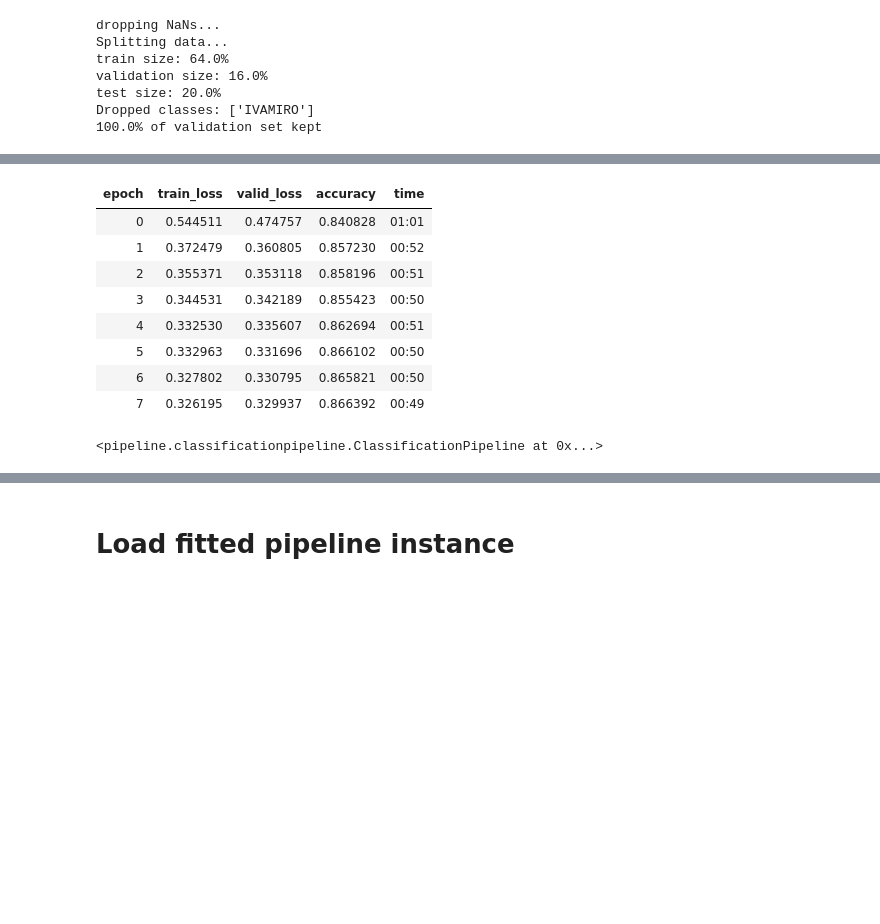
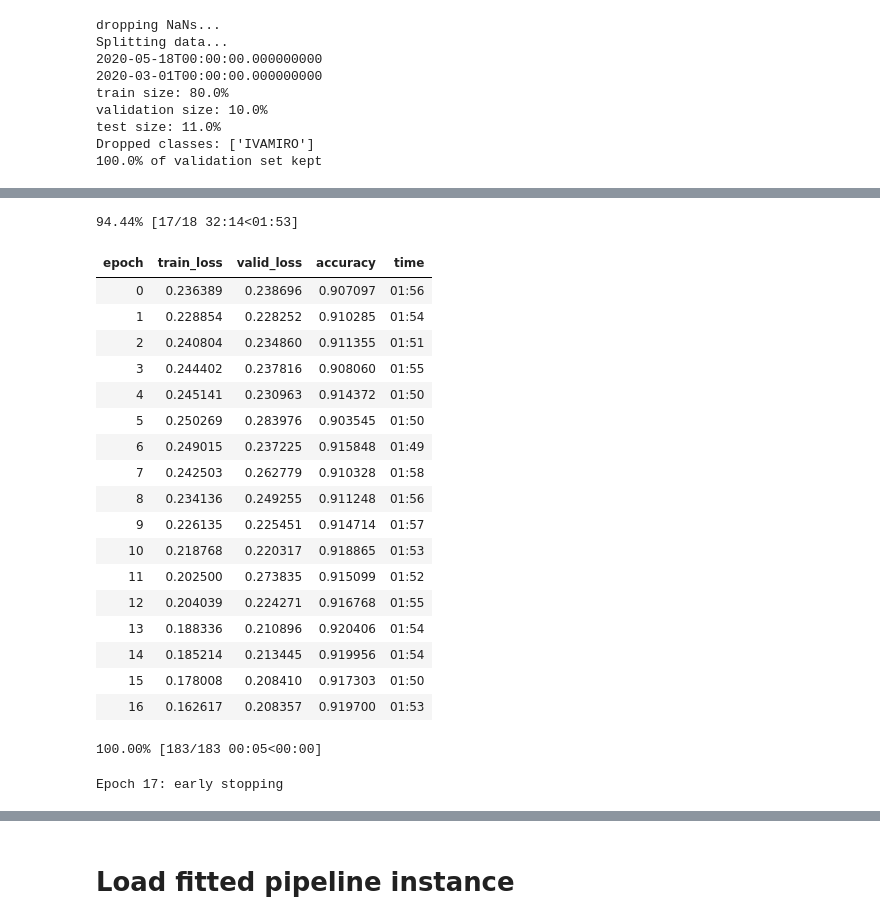
Before and after one commit to AlanGanem/fastai-flow, a Jupyter notebook: test.ipynb, the cells around one changed output, grey strips where cells are left out. Saved outputs shown, nothing was run; the diff lists cells and outputs as text; code cells hidden in the pictures; blank space fills up the shorter version.

```diff
--- a/test.ipynb
+++ b/test.ipynb
@@ -10,26 +259,42 @@ PATH = r'C:\Users\User Ambev\Desktop\Célula de analytics\Projetos\iva-classifie
 # %%
 model_setup = {
     #user defined
+
     'model_id':'teste1',
     'date_col':'DatadoDocumento',
     'dependent_vars': 'IVAMIRO',
-    'cat_features': ['IVAPC','PEP','Filial','Material','UF','TpImposto','UFUnd'],
+    'cat_features': [
+        'PEP',
+        'Filial',
+        #'Material',
+        #'UF',
+        'TpImposto',
+        'UFUnd',
+        'OrgC',
+        #'tipo_documento',
+        'GCm',
+        'Fornecedor',
+        'IVAPC'
+    ],
     'num_features': [],
     # default
     'train_frac_split':0.8,
     'pd_encoding':'ansi',
     'pd_sep':',',
-    'fastai_cycles':8,
+    'fastai_cycles':18,
     'cat_emb_szs': {
         'IVAPC':10,
-        #'PEP':,
-        'Filial':10,
-        'Material':40,
-        'UF': 10,
-        #'TpImposto':,
+        'PEP':3,
+        'Fornecedor':1,
+        'Filial':16,
+        #'Material':10,
+        'UF': 8,
+        'TpImposto':3,
         'UFUnd':10
     },
-    'fastai_bs':512
+    'fastai_bs':256,
+    'fastai_lr':0.07,
+    'fastai_layers_setup':model_hypopt.fastai_layer_parser(2,228,0.47)
 }
 # %%
 model = ClassificationPipeline(**model_setup)
@@ -40,0 +301,8 @@ test_data = pd.read_csv(TEST_PATH)
+# %%
+import numpy as np
+data = pd.read_csv(PATH)
+data['DatadoDocumento'] = pd.to_datetime(data['DatadoDocumento'])
+
+test_data = data.sort_values(by = 'DatadoDocumento').iloc[int(0.9*len(data)):]
+indiretos_msk = (~data['OrgC'].isin(['BR00']))
+#test_data = test_data[msk]
@@ -41,10 +319,12 @@ test_data = pd.read_csv(TEST_PATH)
 # %%
-model.fit(data = data)
+val_dict = model.fit(data = data[indiretos_msk], generate_validation_dict = False)
 # %% [output]
 dropping NaNs...
 Splitting data...
-train size: 64.0%
-validation size: 16.0%
-test size: 20.0%
+2020-05-18T00:00:00.000000000
+2020-03-01T00:00:00.000000000
+train size: 80.0%
+validation size: 10.0%
+test size: 11.0%
 Dropped classes: ['IVAMIRO']
 100.0% of validation set kept
@@ -57,12 +337,23 @@ Dropped classes: ['IVAMIRO']
+94.44% [17/18 32:14<01:53]
 | epoch | train_loss | valid_loss | accuracy | time |
-| 0 | 0.544511 | 0.474757 | 0.840828 | 01:01 |
-| 1 | 0.372479 | 0.360805 | 0.857230 | 00:52 |
-| 2 | 0.355371 | 0.353118 | 0.858196 | 00:51 |
-| 3 | 0.344531 | 0.342189 | 0.855423 | 00:50 |
-| 4 | 0.332530 | 0.335607 | 0.862694 | 00:51 |
-| 5 | 0.332963 | 0.331696 | 0.866102 | 00:50 |
-| 6 | 0.327802 | 0.330795 | 0.865821 | 00:50 |
-| 7 | 0.326195 | 0.329937 | 0.866392 | 00:49 |
+| 0 | 0.236389 | 0.238696 | 0.907097 | 01:56 |
+| 1 | 0.228854 | 0.228252 | 0.910285 | 01:54 |
+| 2 | 0.240804 | 0.234860 | 0.911355 | 01:51 |
+| 3 | 0.244402 | 0.237816 | 0.908060 | 01:55 |
+| 4 | 0.245141 | 0.230963 | 0.914372 | 01:50 |
+| 5 | 0.250269 | 0.283976 | 0.903545 | 01:50 |
+| 6 | 0.249015 | 0.237225 | 0.915848 | 01:49 |
+| 7 | 0.242503 | 0.262779 | 0.910328 | 01:58 |
+| 8 | 0.234136 | 0.249255 | 0.911248 | 01:56 |
+| 9 | 0.226135 | 0.225451 | 0.914714 | 01:57 |
+| 10 | 0.218768 | 0.220317 | 0.918865 | 01:53 |
+| 11 | 0.202500 | 0.273835 | 0.915099 | 01:52 |
+| 12 | 0.204039 | 0.224271 | 0.916768 | 01:55 |
+| 13 | 0.188336 | 0.210896 | 0.920406 | 01:54 |
+| 14 | 0.185214 | 0.213445 | 0.919956 | 01:54 |
+| 15 | 0.178008 | 0.208410 | 0.917303 | 01:50 |
+| 16 | 0.162617 | 0.208357 | 0.919700 | 01:53 |
-<pipeline.classificationpipeline.ClassificationPipeline at 0x...>
+100.00% [183/183 00:05<00:00]
+Epoch 17: early stopping
 # %%
 model.save('.', 'teste')
```
Also changed, not shown: parts of 21 cells of this notebook, 13 other files.
